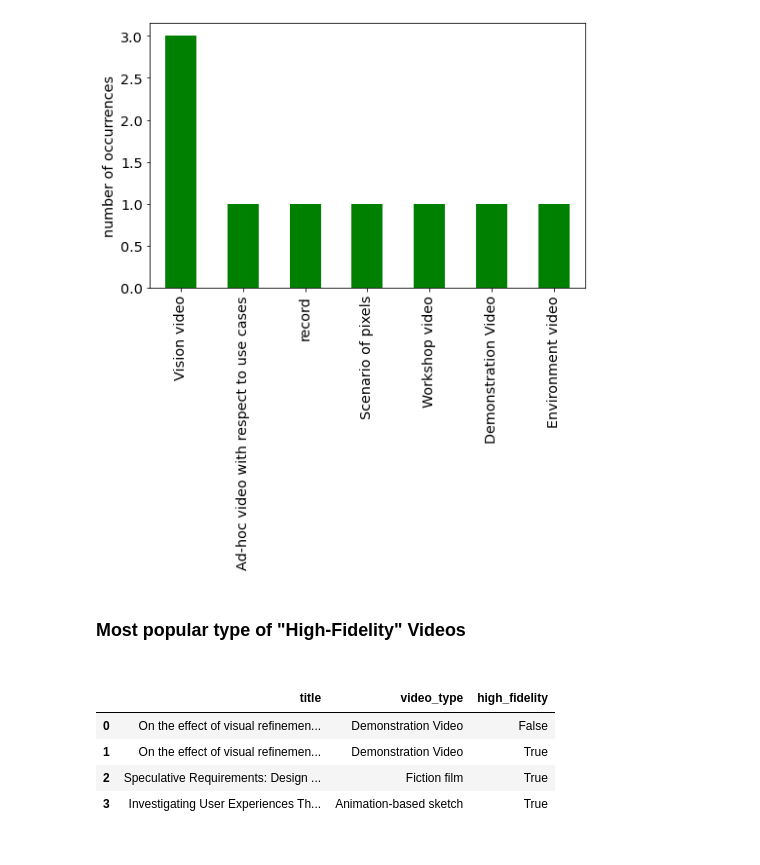
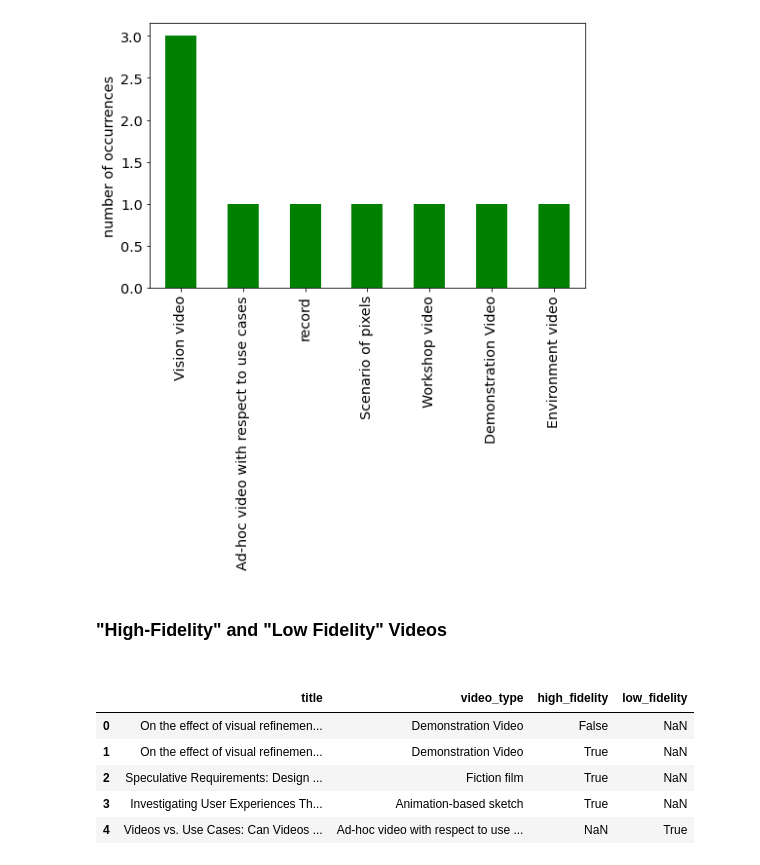
Before and after one commit to AlexHahnGF/bachelor, a Jupyter notebook: Untitled.ipynb, the cells around one changed output. Saved outputs shown, nothing was run; the diff lists cells and outputs as text; code cells hidden in the pictures.

```diff
--- a/Untitled.ipynb
+++ b/Untitled.ipynb
@@ -590,27 +503,38 @@ pd.Series(data_list).value_counts().plot(kind='bar',
 <AxesSubplot:ylabel='number of occurrences'>
 [figure]
 # %% [markdown]
-<h3> Most popular type of "High-Fidelity" Videos <h3>
+<h3> "High-Fidelity" and "Low Fidelity" Videos <h3>
 # %%
 query = """
-        SELECT ?title, ?video_type, ?high_fidelity
+        SELECT ?title, ?video_type, ?high_fidelity, ?low_fidelity
           WHERE {
-            ?paper orkgp:P31 ?contribution.
-            ?contribution a orkgc:C23037.
-            ?contribution rdfs:label ?contribution_name.
-            ?paper rdfs:label ?title.
-            ?contribution orkgp:P37544/orkgp:P45098 ?video.
-            ?video orkgp:P3/rdfs:label ?video_type.
-            ?video orkgp:P68023 ?high_fidelity.}
+            {
+              ?paper orkgp:P31 ?contribution.
+              ?contribution a orkgc:C23037.
+              ?contribution rdfs:label ?contribution_name.
+              ?paper rdfs:label ?title.
+              ?contribution orkgp:P37544/orkgp:P45098 ?video.
+              ?video orkgp:P3/rdfs:label ?video_type.
+              ?video orkgp:P68023 ?high_fidelity.}
+            UNION {
+              ?paper orkgp:P31 ?contribution.
+              ?contribution a orkgc:C23037.
+              ?contribution rdfs:label ?contribution_name.
+              ?paper rdfs:label ?title.
+              ?contribution orkgp:P37544/orkgp:P45098 ?video.
+              ?video orkgp:P3/rdfs:label ?video_type.
+              ?video orkgp:P68024 ?low_fidelity.}
+          }
         """
 data = sparql_dataframe.get(ENDPOINT_URL, PREFIXES+query)
 data.head()
 # %% [output]
-|  | title | video_type | high_fidelity |
-| 0 | On the effect of visual refinemen... | Demonstration Video | False |
-| 1 | On the effect of visual refinemen... | Demonstration Video | True |
-| 2 | Speculative Requirements: Design ... | Fiction film | True |
-| 3 | Investigating User Experiences Th... | Animation-based sketch | True |
+|  | title | video_type | high_fidelity | low_fidelity |
+| 0 | On the effect of visual refinemen... | Demonstration Video | False | NaN |
+| 1 | On the effect of visual refinemen... | Demonstration Video | True | NaN |
+| 2 | Speculative Requirements: Design ... | Fiction film | True | NaN |
+| 3 | Investigating User Experiences Th... | Animation-based sketch | True | NaN |
+| 4 | Videos vs. Use Cases: Can Videos ... | Ad-hoc video with respect to use ... | NaN | True |
 # %%
 data_list = []
 for index, row in data.iterrows():
```
Also changed, not shown: parts of 12 cells of this notebook.
